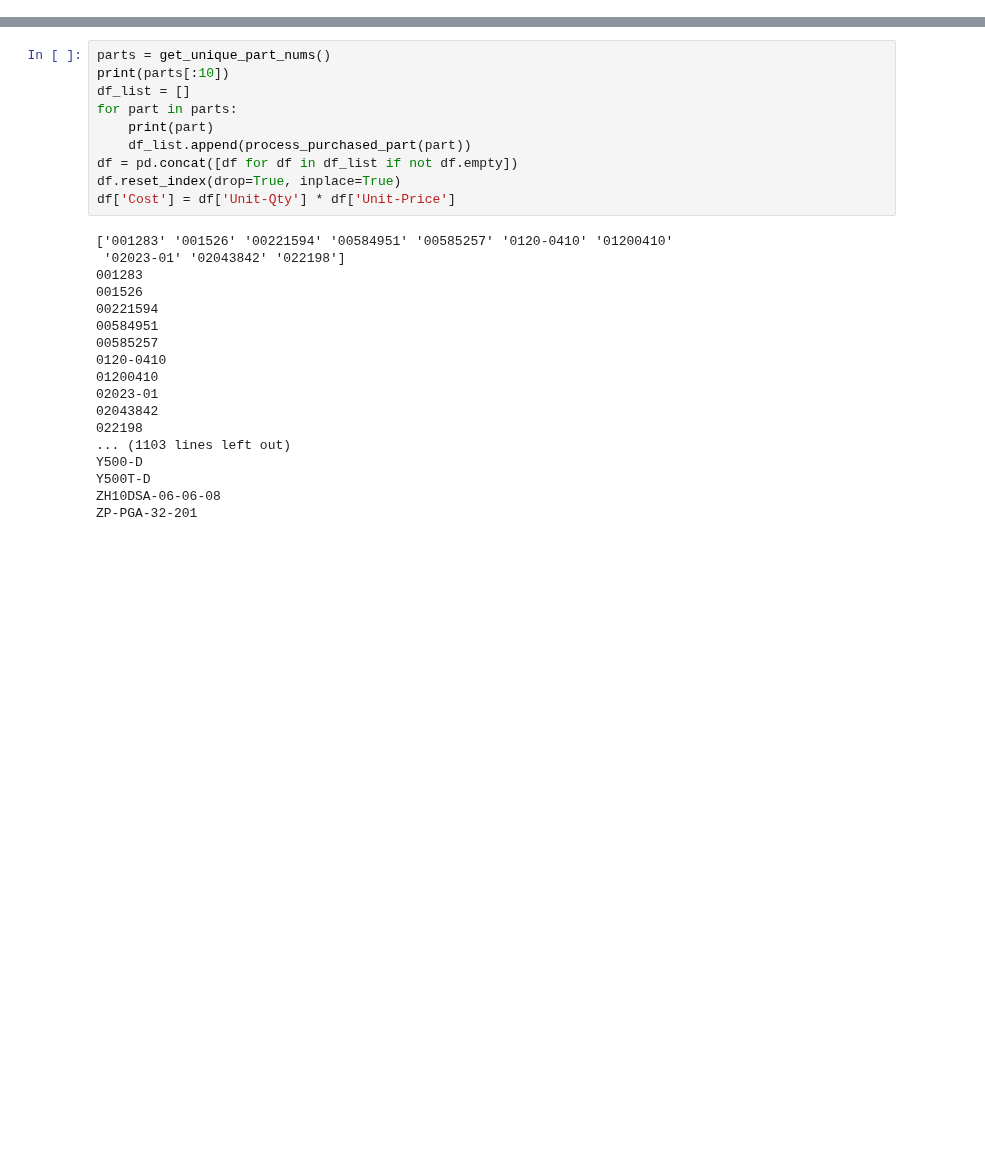
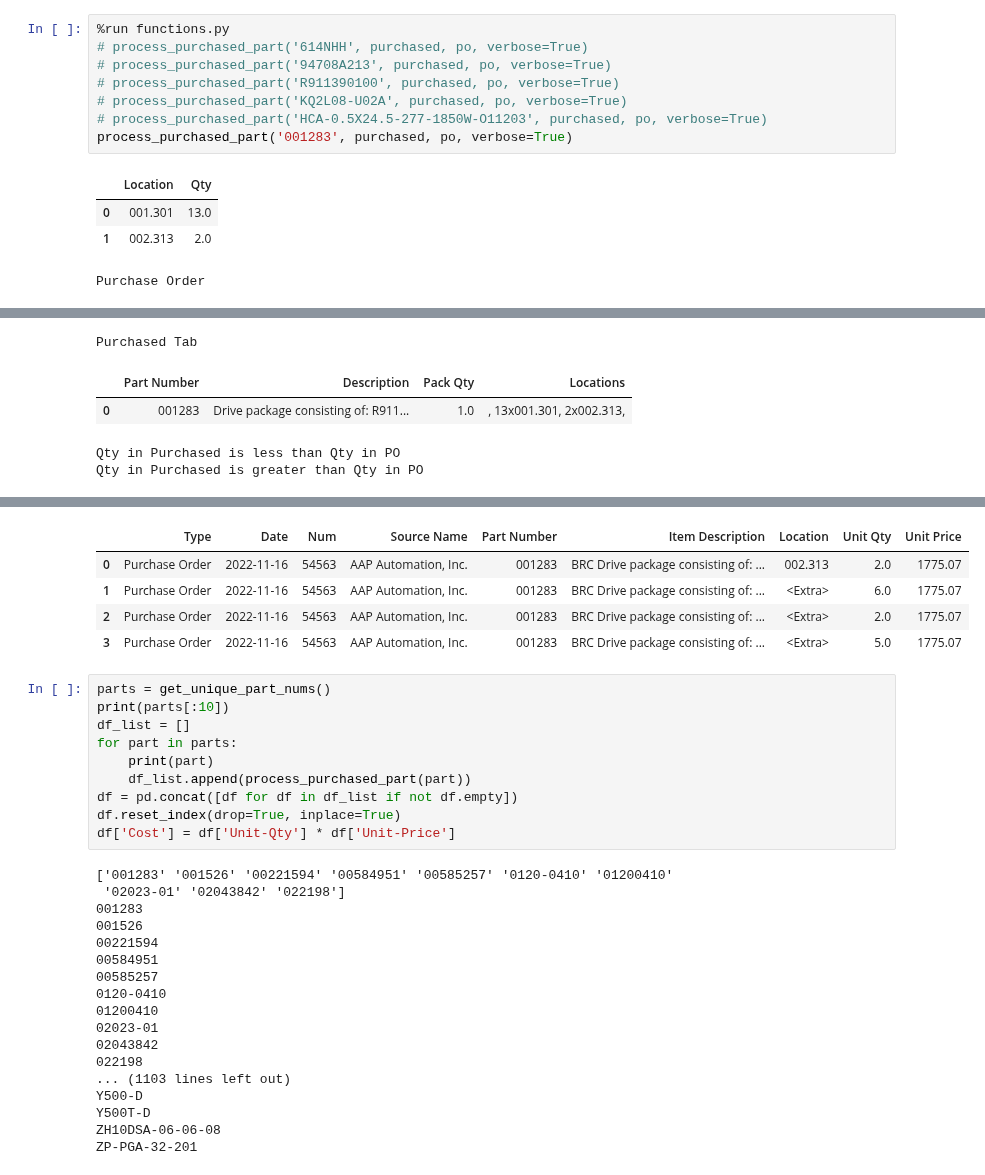
Before and after one commit to austinlackey/job-costing, a Jupyter notebook: main.ipynb, the cells around one changed output, grey strips where cells are left out. Saved outputs shown, nothing was run; the diff lists cells and outputs as text; blank space fills up the shorter version.

```diff
--- a/main.ipynb
+++ b/main.ipynb
@@ -196,0 +32,13 @@ ERROR: Part number not found in Purchased
+# %%
+%run functions.py
+# process_purchased_part('614NHH', purchased, po, verbose=True)
+# process_purchased_part('94708A213', purchased, po, verbose=True)
+# process_purchased_part('R911390100', purchased, po, verbose=True)
+# process_purchased_part('KQ2L08-U02A', purchased, po, verbose=True)
+# process_purchased_part('HCA-0.5X24.5-277-1850W-O11203', purchased, po, verbose=True)
+process_purchased_part('001283', purchased, po, verbose=True)
+# %% [output]
+|  | Location | Qty |
+| 0 | 001.301 | 13.0 |
+| 1 | 002.313 | 2.0 |
+Purchase Order
@@ -196,0 +49,5 @@ ERROR: Part number not found in Purchased
+Purchased Tab
+|  | Part Number | Description | Pack Qty | Locations |
+| 0 | 001283 | Drive package consisting of: R911... | 1.0 | , 13x001.301, 2x002.313, |
+Qty in Purchased is less than Qty in PO
+Qty in Purchased is greater than Qty in PO
@@ -197,3 +58,8 @@ ERROR: Part number not found in Purchased
+|  | Type | Date | Num | Source Name | Part Number | Item Description | Location | Unit Qty | Unit Price |
+| 0 | Purchase Order | 2022-11-16 | 54563 | AAP Automation, Inc. | 001283 | BRC Drive package consisting of: ... | 002.313 | 2.0 | 1775.07 |
+| 1 | Purchase Order | 2022-11-16 | 54563 | AAP Automation, Inc. | 001283 | BRC Drive package consisting of: ... | <Extra> | 6.0 | 1775.07 |
+| 2 | Purchase Order | 2022-11-16 | 54563 | AAP Automation, Inc. | 001283 | BRC Drive package consisting of: ... | <Extra> | 2.0 | 1775.07 |
+| 3 | Purchase Order | 2022-11-16 | 54563 | AAP Automation, Inc. | 001283 | BRC Drive package consisting of: ... | <Extra> | 5.0 | 1775.07 |
 # %%
 parts = get_unique_part_nums()
 print(parts[:10])
```
Also changed, not shown: parts of 11 cells of this notebook, 27 other files.
